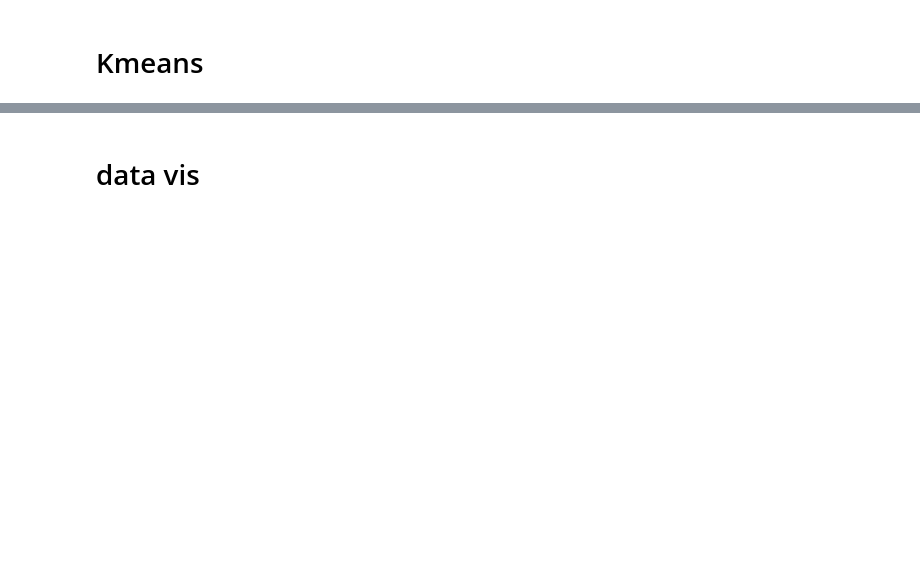
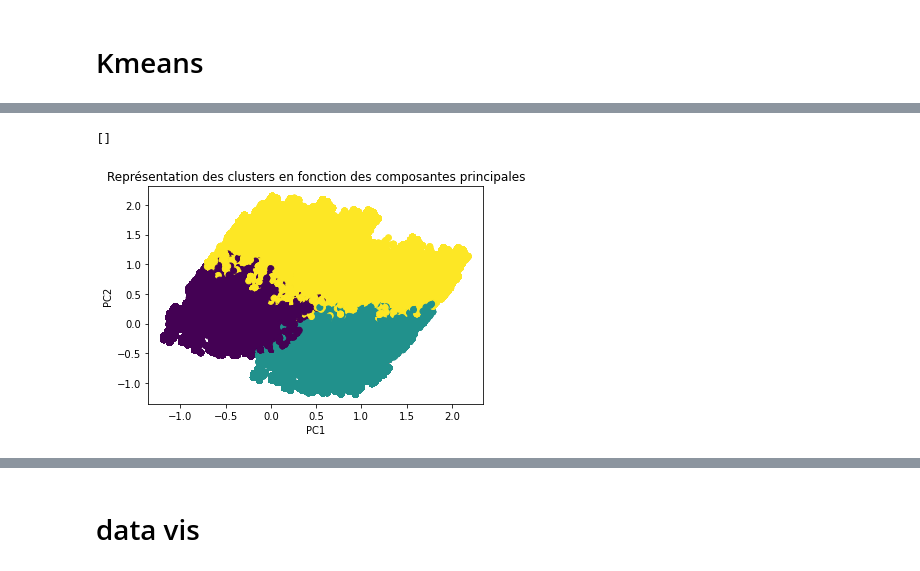
Before and after one commit to djdjsaf/Accidents-en-france-python, a Jupyter notebook: Projet python ohe.ipynb, the cells around one changed output, grey strips where cells are left out. Drawn from its saved outputs; the diff is of its cells as text; code cells hidden in the pictures; blank space fills up the shorter version.

```diff
--- a/Projet python ohe.ipynb
+++ b/Projet python ohe.ipynb
@@ -202,3 +253,5 @@ from sklearn.preprocessing import MinMaxScaler
 
 pca = PCA(0.95)
 reduced = pca.fit_transform(accidents_ohe)
+
+reduced = pd.DataFrame(reduced)
@@ -331,0 +382,29 @@ KMeans(init='random', n_clusters=3, random_state=42)
+# %%
+
+reduced = reduced.iloc[:, :3]
+
+reduced_2c = KMeans(n_clusters = 2).fit(reduced)
+reduced_3c = KMeans(n_clusters = 3).fit(reduced)
+reduced_4c = KMeans(n_clusters = 4).fit(reduced)
+
+reduced_4c.n_clusters
+
+two_clusters = KMeans(n_clusters = 2)
+three_clusters = KMeans(n_clusters = 3)
+four_clusters = KMeans(n_clusters = 4)
+
+two_clusters.fit(reduced)
+three_clusters.fit(reduced)
+four_clusters.fit(reduced)
+
+
+labels_2c = two_clusters.predict(reduced)
+labels_3c = three_clusters.predict(reduced)
+labels_4c = four_clusters.predict(reduced)
+# %%
+
+x = reduced.values[:, 0]
+y = reduced.values[:, 1]
+z = reduced.values[:, 2]
+# %%
+df_3cluster = pd.DataFrame([x,y,z,labels_3c]).T.rename(columns={0: 'dim1',1:'dim2',2:'dim3',3:'cluster'})
@@ -331,0 +427,11 @@ KMeans(init='random', n_clusters=3, random_state=42)
+# %%
+plt.figure()
+
+plt.scatter(df_3cluster['dim1'],df_3cluster['dim2'],c = df_3cluster['cluster'], label=df_3cluster['cluster'])
+plt.title("Représentation des clusters en fonction des composantes principales")
+plt.xlabel("PC1")
+plt.ylabel("PC2")
+plt.plot()
+# %% [output]
+[]
+[figure, added]
```
Also changed, not shown: parts of 56 cells of this notebook.
